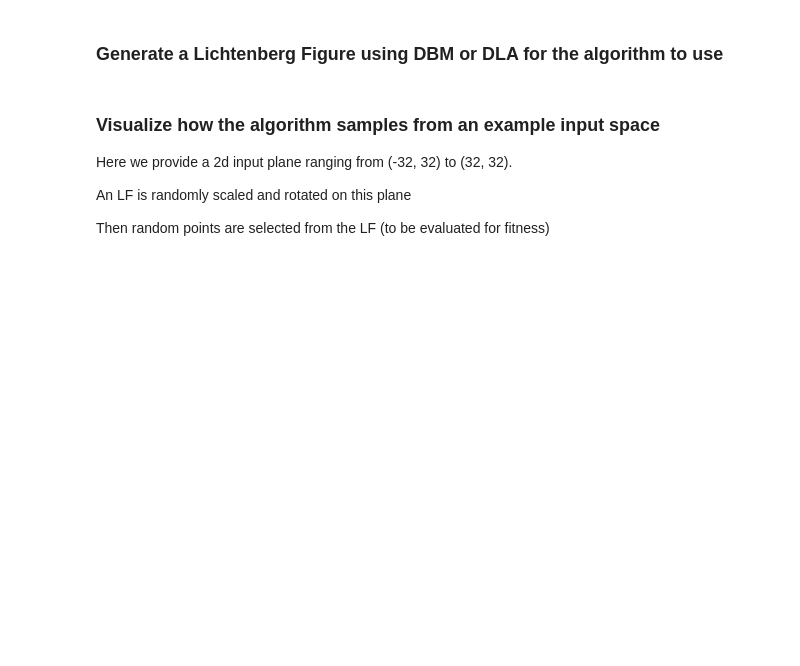
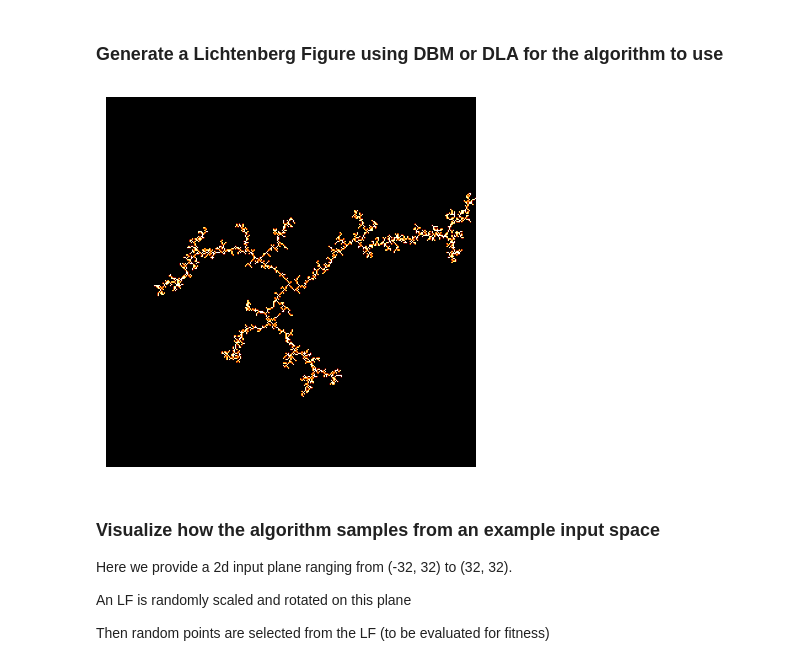
Before and after one commit to tachophobia/ISEF2425, a Jupyter notebook: lichtenberg_optimization.ipynb, the cells around one changed output. Saved outputs shown, nothing was run; the diff lists cells and outputs as text; code cells hidden in the pictures; blank space fills up the shorter version.

```diff
--- a/lichtenberg_optimization.ipynb
+++ b/lichtenberg_optimization.ipynb
@@ -10,10 +10,12 @@ import matplotlib.pyplot as plt
 # %% [markdown]
 ### Generate a Lichtenberg Figure using DBM or DLA for the algorithm to use
 # %%
-# dbm = DielectricBreakdownModel(eta=5, dim=100, h=1)
-# dbm.simulate()
-# dbm.show()
-# dbm.save('figure2d.npy')
+dbm = DielectricBreakdownModel(eta=6, dim=150, h=1)
+dbm.simulate()
+dbm.show()
+dbm.save('figure2d.npy')
+# %% [output]
+[figure, added]
 # %% [markdown]
 ### Visualize how the algorithm samples from an example input space
 
```
Also changed, not shown: parts of 2 cells of this notebook.
